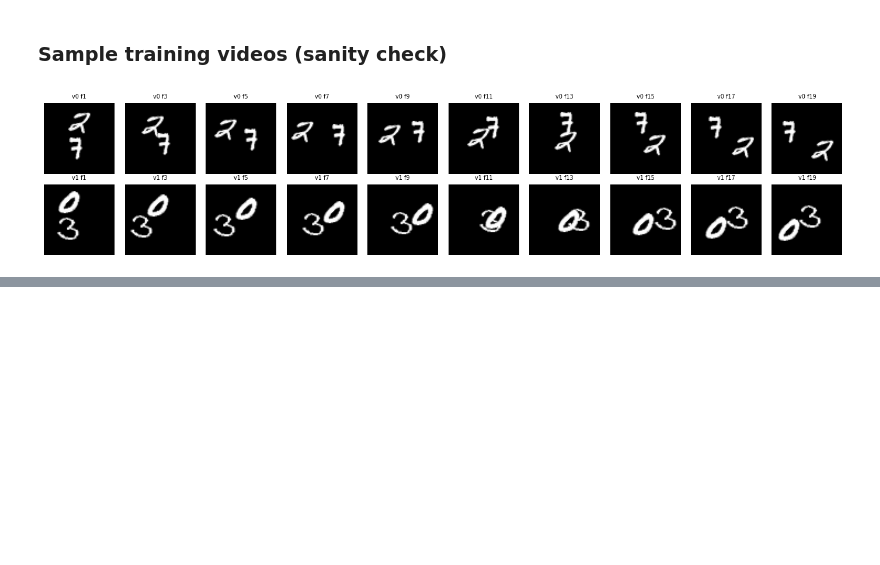
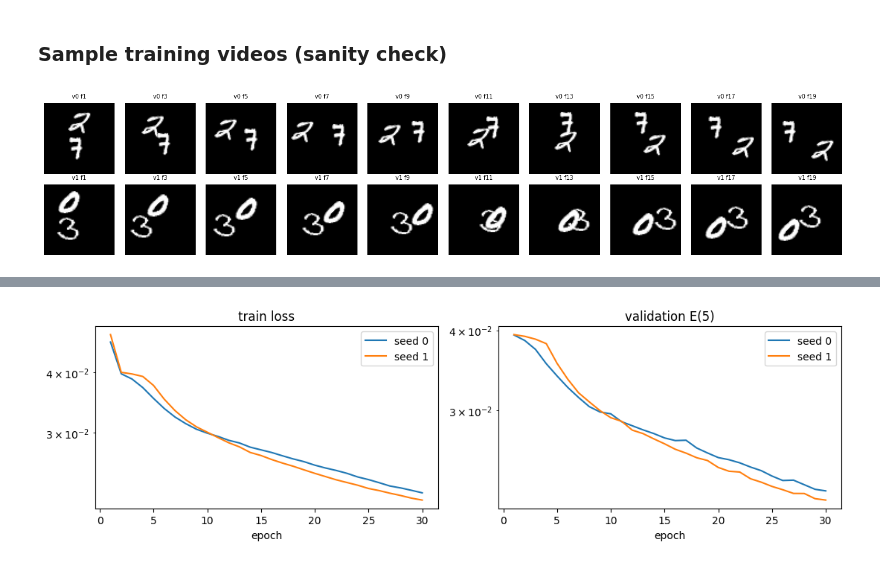
Before and after one commit to ShanzayIQ/AI651-Assignment2, a Jupyter notebook: Q2_part1.ipynb, the cells around one changed output, grey strips where cells are left out. Cells and saved outputs as stored; diff of their text form; code cells hidden in the pictures; blank space fills up the shorter version.

Commit message:
Part 2: model A (Table 2, Figure 2, timing)

```diff
--- a/Q2_part1.ipynb
+++ b/Q2_part1.ipynb
@@ -330,0 +333,26 @@ plt.tight_layout(); plt.show()
+# %%
+import copy, random
+import torch.nn as nn
+import torch.nn.functional as F
+
+CKPT_DIR = os.path.join(ROOT, 'checkpoints')
+GIF_DIR  = os.path.join(ROOT, 'gifs')
+os.makedirs(CKPT_DIR, exist_ok=True); os.makedirs(GIF_DIR, exist_ok=True)
+
+EPOCHS, BATCH, LR = 30, 32, 1e-3
+SEEDS = (0, 1)
+USE_AMP = torch.cuda.is_available()      # mixed precision on GPU (state this in the report)
+torch.backends.cudnn.benchmark = True
+
+# whole dataset on the GPU as uint8 (~820 MB) -> fast window gathering
+train_dev = train_u8.to(device)
+val_dev   = val_u8.to(device)
+test_dev  = test_u8.to(device)
+
+def fmt(v):
+    """3 significant figures; scientific notation below 1e-3."""
+    if v == 0: return '0'
+    return f'{v:.2e}' if abs(v) < 1e-3 else f'{v:#.3g}'
+
+HW = torch.cuda.get_device_name(0) if torch.cuda.is_available() else platform.processor()
+print('hardware:', HW, '| AMP:', USE_AMP)
@@ -330,0 +595,5 @@ plt.tight_layout(); plt.show()
+# %%
+models_A, logs_A = {}, {}
+for s in SEEDS:
+    models_A[s], logs_A[s] = train_model('A', s, lambda: ConvLSTMForecaster())
+    print(f'model A seed {s}: mean epoch time {logs_A[s]["train_time_per_epoch"]:.1f}s')
@@ -330,0 +618,10 @@ plt.tight_layout(); plt.show()
+# %%
+fig, axes = plt.subplots(1, 2, figsize=(11, 3.4))
+for s in SEEDS:
+    axes[0].plot(range(1, EPOCHS + 1), logs_A[s]['train_loss'], label=f'seed {s}')
+    axes[1].plot(range(1, EPOCHS + 1), logs_A[s]['val_E5'], label=f'seed {s}')
+axes[0].set_title('train loss'); axes[1].set_title('validation E(5)')
+for a in axes: a.set_xlabel('epoch'); a.legend(); a.set_yscale('log')
+plt.tight_layout(); plt.savefig(os.path.join(FIG_DIR, 'curves_A.png'), dpi=150); plt.show()
+# %% [output]
+[figure, added]
```
Also changed, not shown: parts of 10 cells of this notebook.
